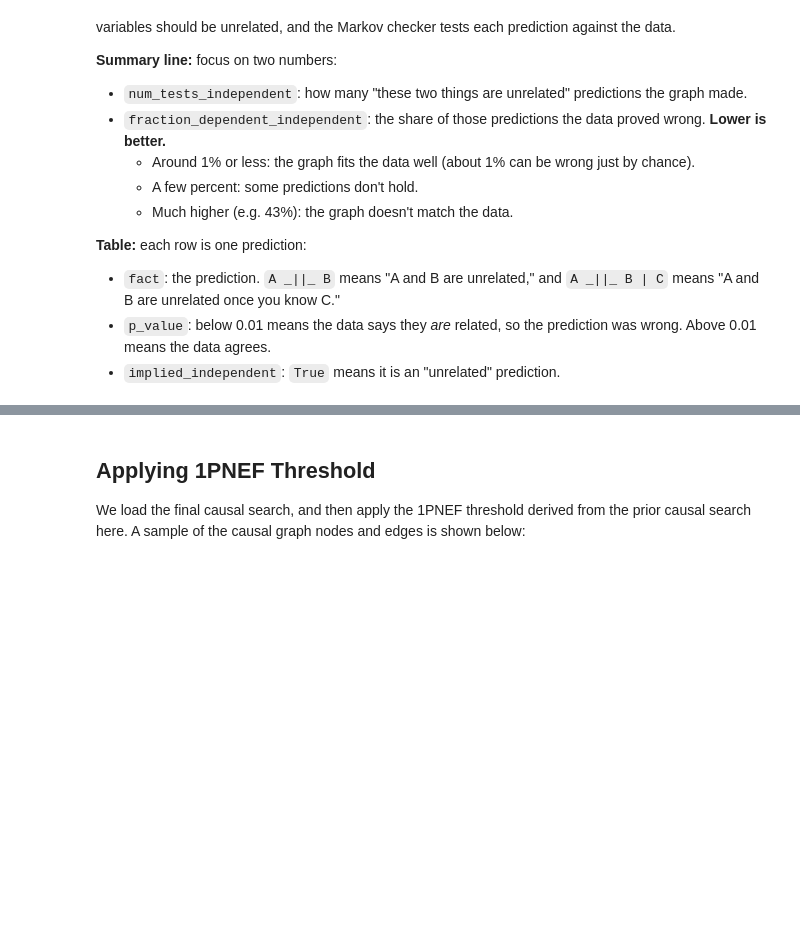
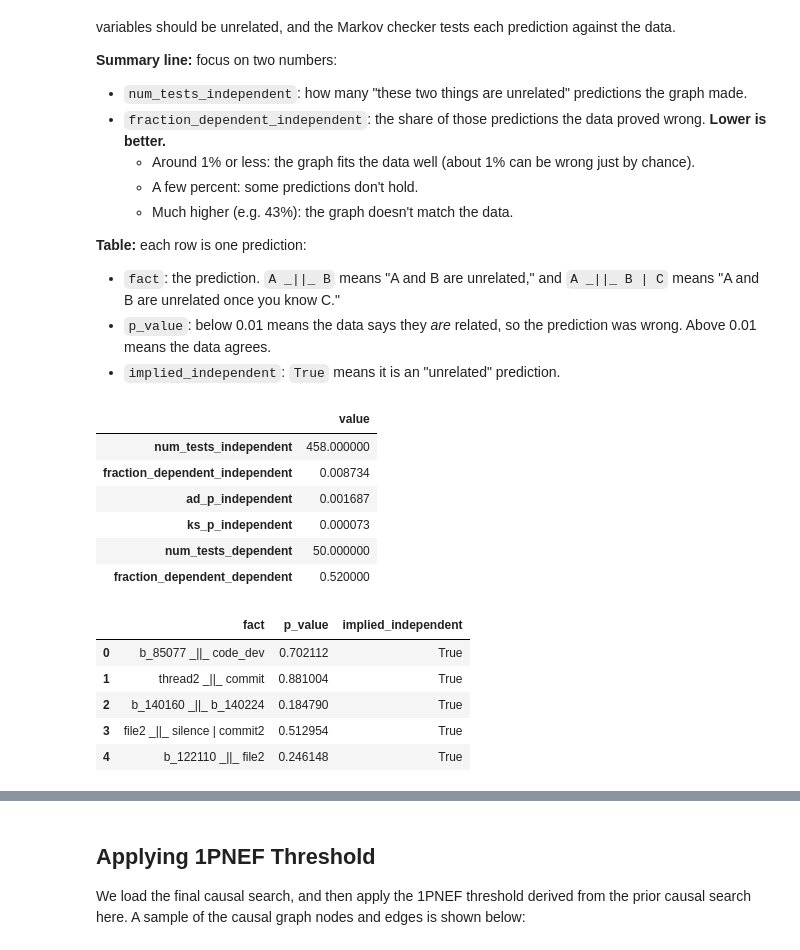
Before and after one commit to heyongsh1/pykumu, a Jupyter notebook: notebook/issue_causal_analysis_fges.ipynb, the cells around one changed output, grey strips where cells are left out. Saved outputs shown, nothing was run; the diff lists cells and outputs as text; code cells hidden in the pictures; blank space fills up the shorter version.

```diff
--- a/notebook/issue_causal_analysis_fges.ipynb
+++ b/notebook/issue_causal_analysis_fges.ipynb
@@ -179,17 +210,7 @@ dt.head()
 
 A number of feature names are also shortened, so their visual representation do not take too much screen space:
 # %%
-rename_map = {
-    "start_day": "start",
-    "missing_links": "mis_link",
-    "radio_silence": "silence",
-    "code_only_devs": "code_dev",
-    "code_files": "file",
-    "ml_only_devs": "mail_dev",
-    "ml_threads": "thread",
-    "n_commits": "commit",
-    "sum_churn": "churn"
-}
+rename_map = conf["columns"]["rename"]
 
 cols_to_rename = {k: v for k, v in rename_map.items() if k in dt.columns}
 if cols_to_rename:
@@ -248,8 +303,7 @@ dt.head()
 # %% [markdown]
 ### 1-Time Lag Features
 # %%
-lag_cols = ["org_silo", "mis_link", "silence", "code_dev", "file",
-            "mail_dev", "thread", "commit", "churn"]
+lag_cols = conf["columns"]["lag"]
 
 def add_time_lag(cve_table):
     if len(cve_table) < 2:
@@ -484,9 +603,9 @@ if eval_fges:
     filepath = os.path.join(output_folder_path, filename + "_graph.json")
 
     state = data.transform_pandasdf_to_tetrad_boxdataset(nv_lag_dt)
-    sem_bic = score.use_sem_bic(state["params"], penalty_discount=2, sem_bic_structure_prior=0, sem_bic_rule=1)
-    bootstrapping.bootstrapping(state["params"], number_resampling=10,
-                                    percent_resample_size=90, seed=32,
+    sem_bic = score.use_sem_bic(state["params"], penalty_discount=search["penalty_discount"], sem_bic_structure_prior=0, sem_bic_rule=1)
+    bootstrapping.bootstrapping(state["params"], number_resampling=search["number_resampling"],
+                                    percent_resample_size=search["fges_percent_resample_size"], seed=search["seed"],
                                     add_original_dataset=True, resampling_with_replacement=True,
                                     resampling_ensemble=1)
 
@@ -574,7 +699,7 @@ With the threshold defined, we can now proceed to the final causal search, which
 Domain knowledge is used to prohibit causal links to form among features. Here, we only defined temporal causal link restrictions. I.e. it does not make sense for features at 1-time-lag (future) to cause features on the present time.
 # %%
 #knowledge_file_path = os.path.expanduser("~/Downloads/knowledge_2.txt")
-knowledge_file_path = ("resources/knowledge_box.txt")
+knowledge_file_path = knowledge_filepath
 # %% [markdown]
 ### Causal Search
 
@@ -635,10 +762,24 @@ The Markov check tests whether the causal graph fits the data. The graph makes p
 - `p_value`: below 0.01 means the data says they *are* related, so the prediction was wrong. Above 0.01 means the data agrees.
 - `implied_independent`: `True` means it is an "unrelated" prediction.
 # %%
-test = independence.use_fisher_z(state["params"], alpha=0.01)
+test = independence.use_fisher_z(state["params"], alpha=markov_alpha)
 mc = graph.markov_check(state["data"], state["params"], test, result["graph"])
 display(pd.Series(mc["summary"], name="value").to_frame())
 mc["results"].head()
+# %% [output]
+|  | value |
+| num_tests_independent | 458.000000 |
+| fraction_dependent_independent | 0.008734 |
+| ad_p_independent | 0.001687 |
+| ks_p_independent | 0.000073 |
+| num_tests_dependent | 50.000000 |
+| fraction_dependent_dependent | 0.520000 |
+|  | fact | p_value | implied_independent |
+| 0 | b_85077 _||_ code_dev | 0.702112 | True |
+| 1 | thread2 _||_ commit | 0.881004 | True |
+| 2 | b_140160 _||_ b_140224 | 0.184790 | True |
+| 3 | file2 _||_ silence | commit2 | 0.512954 | True |
+| 4 | b_122110 _||_ file2 | 0.246148 | True |
 # %%
 options = {
     "default": {},
```
Also changed, not shown: parts of 34 cells of this notebook, 3 other files.
